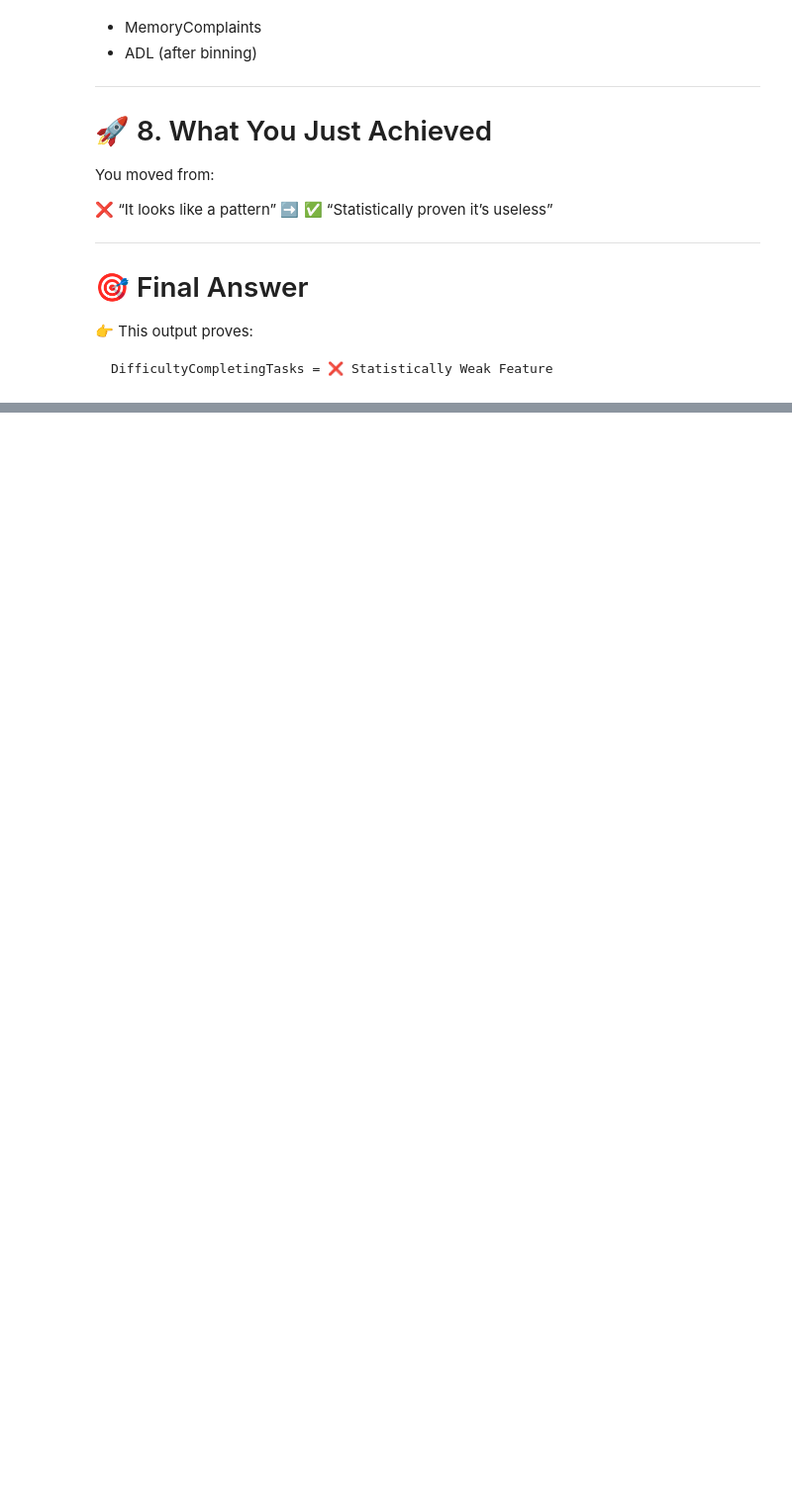
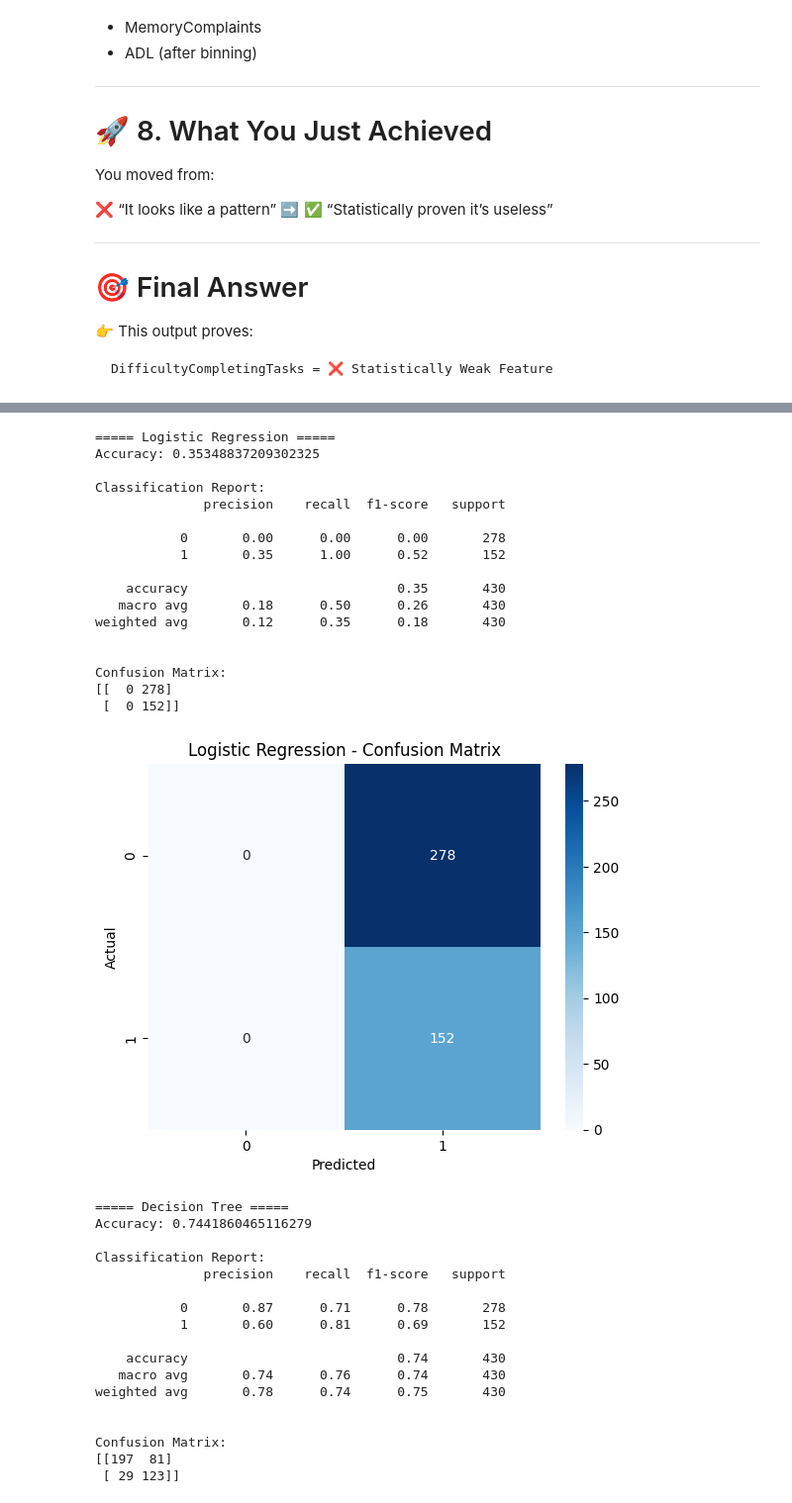
Before and after one commit to TechJas/Alzhemeir-Disease-Analysis, a Jupyter notebook: ALZHEMEIR.ipynb, the cells around one changed output, grey strips where cells are left out. Shown at 99% size. Cells and saved outputs as stored; diff of their text form; code cells hidden in the pictures; blank space fills up the shorter version.

```diff
--- a/ALZHEMEIR.ipynb
+++ b/ALZHEMEIR.ipynb
@@ -1644,0 +1754,10 @@ DifficultyCompletingTasks = ❌ Statistically Weak Feature
+# %%
+tree_model = DecisionTreeClassifier(
+    max_depth = 5,
+    class_weight = "balanced",
+    random_state = 42
+)
+
+tree_model.fit(X_train,y_train)
+
+y_pred_tree = tree_model.predict(X_test)
@@ -1644,0 +1766,10 @@ DifficultyCompletingTasks = ❌ Statistically Weak Feature
+# %%
+rf_model=  RandomForestClassifier(
+    n_estimators = 100,
+    max_depth = 6,
+    class_weight = "balanced",
+    random_state = 42
+)
+
+rf_model.fit(X_train,   y_train)
+y_pred_rf = rf_model.predict(X_test)
@@ -1644,0 +1778,59 @@ DifficultyCompletingTasks = ❌ Statistically Weak Feature
+# %%
+def evaluate_model(y_test, y_pred, model_name):
+    print(f"\n===== {model_name} =====")
+
+    print("Accuracy:", accuracy_score(y_test, y_pred))
+
+    print("\nClassification Report:")
+    print(classification_report(y_test, y_pred))
+
+    cm = confusion_matrix(y_test, y_pred)
+
+    print("\nConfusion Matrix:")
+    print(cm)
+
+    sns.heatmap(cm, annot=True, fmt='d', cmap='Blues')
+    plt.title(f"{model_name} - Confusion Matrix")
+    plt.xlabel("Predicted")
+    plt.ylabel("Actual")
+    plt.show()
+# %%
+evaluate_model(y_test, y_pred_log, "Logistic Regression")
+evaluate_model(y_test, y_pred_tree, "Decision Tree")
+evaluate_model(y_test, y_pred_rf, "Random Forest")
+# %% [output]
+===== Logistic Regression =====
+Accuracy: 0.35348837209302325
+
+Classification Report:
+              precision    recall  f1-score   support
+
+           0       0.00      0.00      0.00       278
+           1       0.35      1.00      0.52       152
+
+    accuracy                           0.35       430
+   macro avg       0.18      0.50      0.26       430
+weighted avg       0.12      0.35      0.18       430
+
+
+Confusion Matrix:
+[[  0 278]
+ [  0 152]]
+[figure, added]
+===== Decision Tree =====
+Accuracy: 0.7441860465116279
+
+Classification Report:
+              precision    recall  f1-score   support
+
+           0       0.87      0.71      0.78       278
+           1       0.60      0.81      0.69       152
+
+    accuracy                           0.74       430
+   macro avg       0.74      0.76      0.74       430
+weighted avg       0.78      0.74      0.75       430
+
+
+Confusion Matrix:
+[[197  81]
+ [ 29 123]]
```
Also changed, not shown: parts of 24 cells of this notebook.
